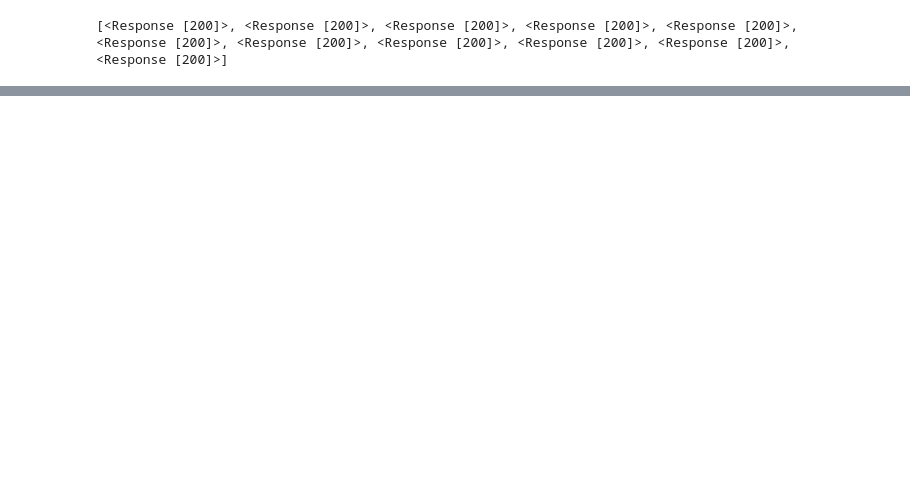
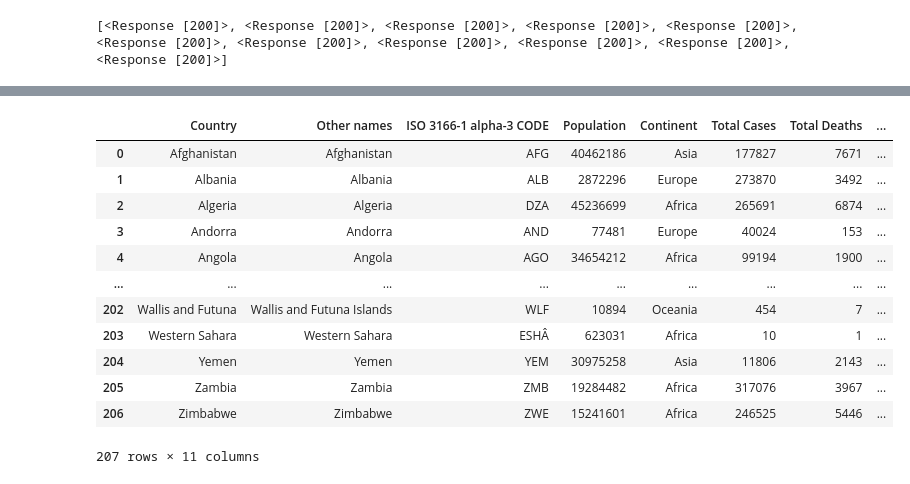
Before and after one commit to mvignes-souksone/CovidAnalysis, a Jupyter notebook: readcsv.ipynb, the cells around one changed output, grey strips where cells are left out. Cells and saved outputs as stored; diff of their text form; code cells hidden in the pictures; blank space fills up the shorter version.

Commit message:
merge 2 dataframes

```diff
--- a/readcsv.ipynb
+++ b/readcsv.ipynb
@@ -246,0 +262,16 @@ table2.to_sql("subregion",engine, if_exists='replace')
+# %%
+df.merge(table2, left_on='Country', right_on='Country')
+# %% [output]
+|  | Country | Other names | ISO 3166-1 alpha-3 CODE | Population | Continent | Total Cases | Total Deaths | ... |
+| 0 | Afghanistan | Afghanistan | AFG | 40462186 | Asia | 177827 | 7671 | ... |
+| 1 | Albania | Albania | ALB | 2872296 | Europe | 273870 | 3492 | ... |
+| 2 | Algeria | Algeria | DZA | 45236699 | Africa | 265691 | 6874 | ... |
+| 3 | Andorra | Andorra | AND | 77481 | Europe | 40024 | 153 | ... |
+| 4 | Angola | Angola | AGO | 34654212 | Africa | 99194 | 1900 | ... |
+| ... | ... | ... | ... | ... | ... | ... | ... | ... |
+| 202 | Wallis and Futuna | Wallis and Futuna Islands | WLF | 10894 | Oceania | 454 | 7 | ... |
+| 203 | Western Sahara | Western Sahara | ESHÂ | 623031 | Africa | 10 | 1 | ... |
+| 204 | Yemen | Yemen | YEM | 30975258 | Asia | 11806 | 2143 | ... |
+| 205 | Zambia | Zambia | ZMB | 19284482 | Africa | 317076 | 3967 | ... |
+| 206 | Zimbabwe | Zimbabwe | ZWE | 15241601 | Africa | 246525 | 5446 | ... |
+207 rows × 11 columns
```
Also changed, not shown: parts of 22 cells of this notebook.
